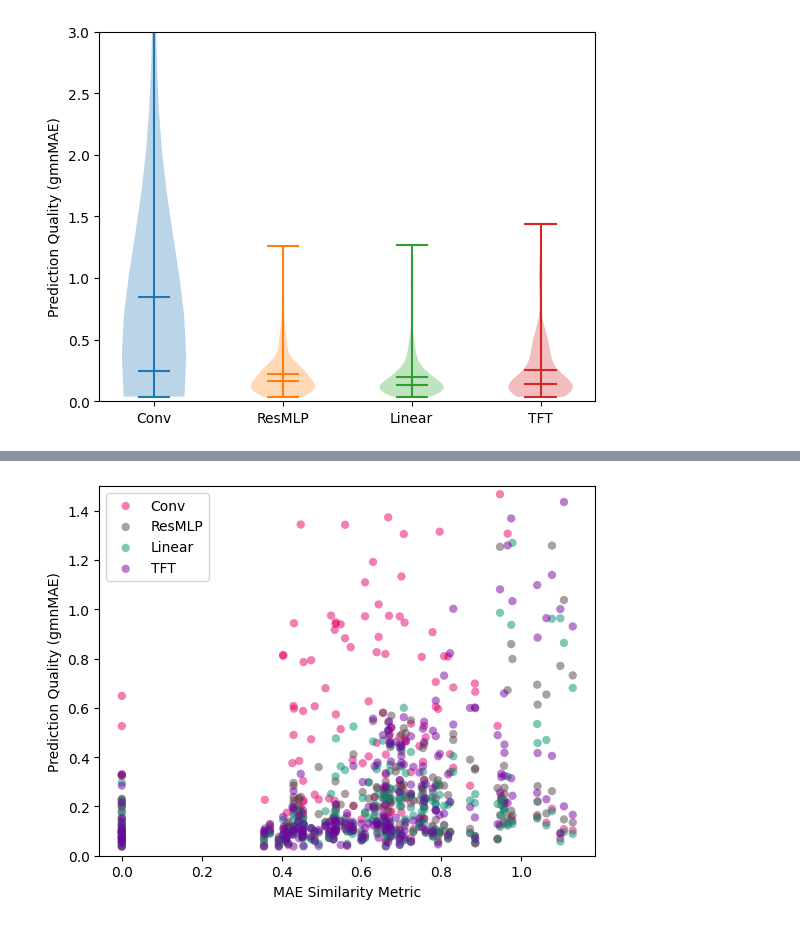
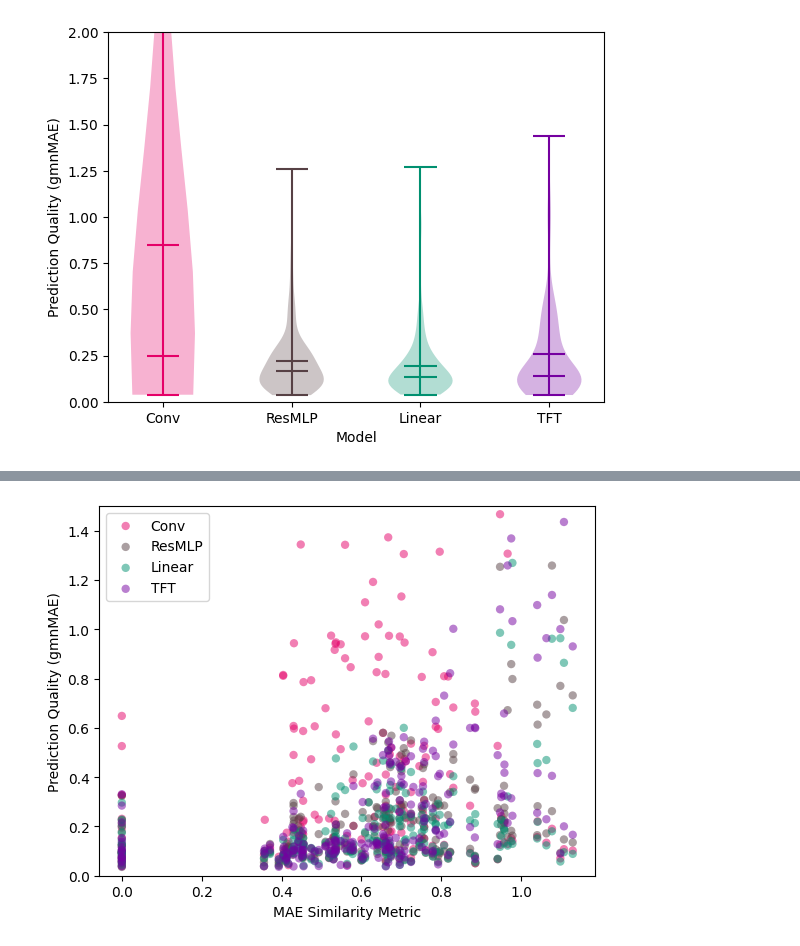
Before and after one commit to EECi/Annex_37, a Jupyter notebook: plots/plot_generalisation_results.ipynb, the cells around one changed output, grey strips where cells are left out. Saved outputs shown, nothing was run; the diff lists cells and outputs as text; code cells hidden in the pictures.

```diff
--- a/plots/plot_generalisation_results.ipynb
+++ b/plots/plot_generalisation_results.ipynb
@@ -6,6 +7,7 @@ import pandas as pd
 from matplotlib import pyplot as plt
 # %%
 eeci_colors = ['#E50068','#574145','#009070','#7500a0','#ffbfeb','#00C8A4','#a800e5','#4d4e51','#BEA5A9','#ebf1f7']
+mpl.rcParams['axes.prop_cycle'] = mpl.cycler(color=eeci_colors)
 # %%
 UCam_ids = [0,3,9,11,12,15,16,25,26,32,38,44,45,48,49]
 
@@ -26,15 +28,16 @@ for model in models:
 # %%
 # Plot distribution of generalisation scores
 fig,ax = plt.subplots()
 for i,model in enumerate(models):
     ax.violinplot(np.array(metric_scores[model]).flatten(),[i],showmeans=True,showmedians=True)
-ax.set_ylim(0,3)
+ax.set_ylim(0,2)
 ax.set_ylabel('Prediction Quality (gmnMAE)')
+ax.set_xlabel('Model')
 ax.set_xticks(list(range(len(models))))
 ax.set_xticklabels(model_names)
 plt.show()
 # %% [output]
-[figure, old version]
+[figure, new version]
 # %%
 # Plot correlation between generalisation scores and wasserstein distance
 for i,model in enumerate(models):
```
Also changed, not shown: parts of 4 cells of this notebook, 1 other file.
